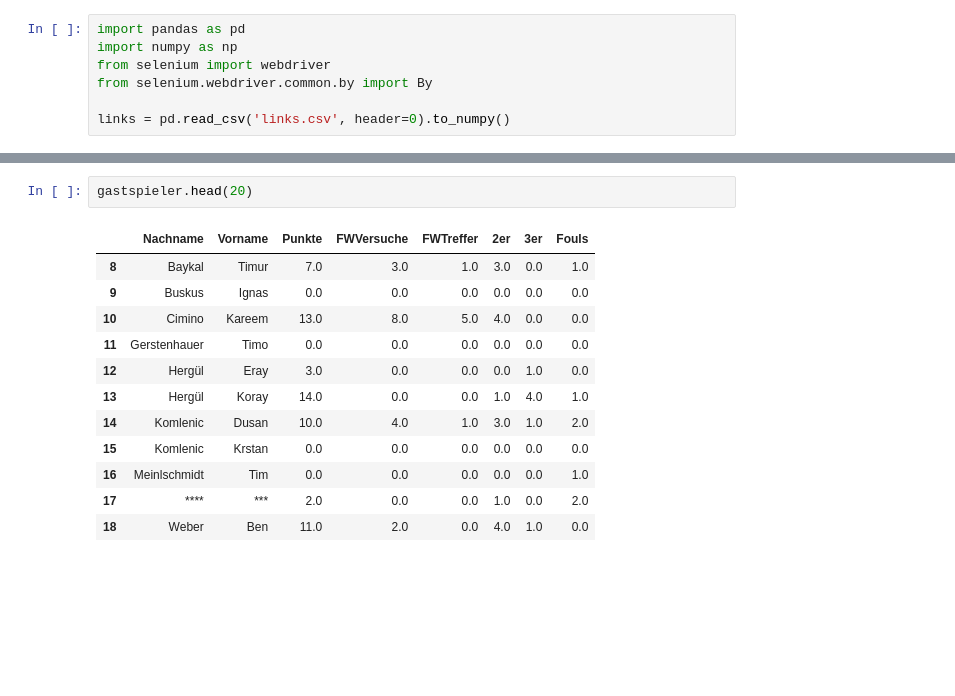
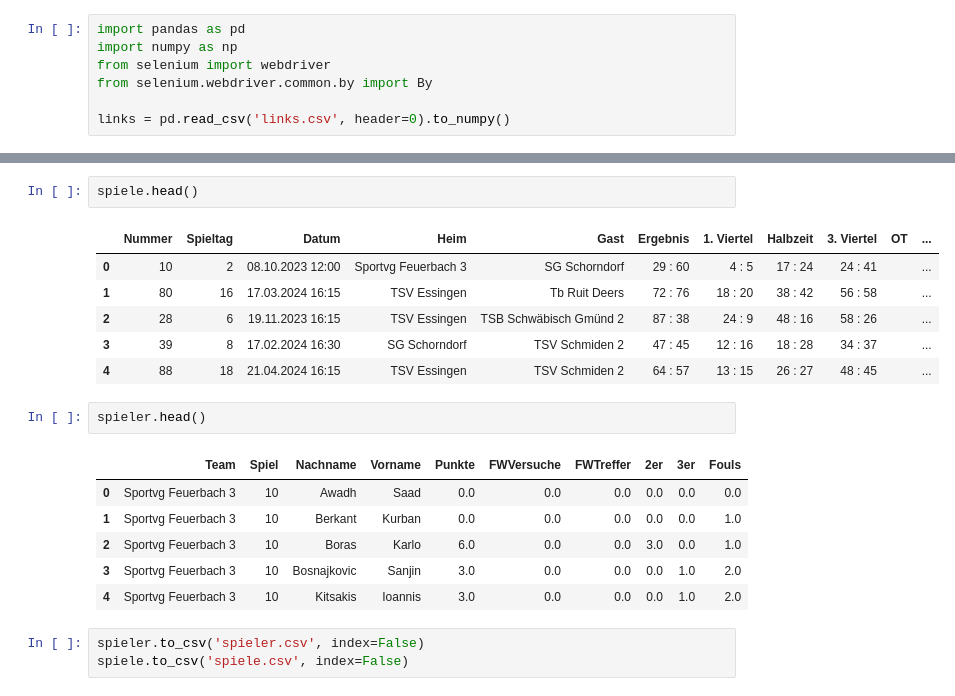
Before and after one commit to Timo4D/Basketball, a Jupyter notebook: scrapeGamePlans.ipynb, the cells around one changed output, grey strips where cells are left out. Saved outputs shown, nothing was run; the diff lists cells and outputs as text; blank space fills up the shorter version.

```diff
--- a/scrapeGamePlans.ipynb
+++ b/scrapeGamePlans.ipynb
@@ -77,15 +119,21 @@ heimspieler.head(20)
-# %%
-gastspieler.head(20)
-# %% [output]
-|  | Nachname | Vorname | Punkte | FWVersuche | FWTreffer | 2er | 3er | Fouls |
-| 8 | Baykal | Timur | 7.0 | 3.0 | 1.0 | 3.0 | 0.0 | 1.0 |
-| 9 | Buskus | Ignas | 0.0 | 0.0 | 0.0 | 0.0 | 0.0 | 0.0 |
-| 10 | Cimino | Kareem | 13.0 | 8.0 | 5.0 | 4.0 | 0.0 | 0.0 |
-| 11 | Gerstenhauer | Timo | 0.0 | 0.0 | 0.0 | 0.0 | 0.0 | 0.0 |
-| 12 | Hergül | Eray | 3.0 | 0.0 | 0.0 | 0.0 | 1.0 | 0.0 |
-| 13 | Hergül | Koray | 14.0 | 0.0 | 0.0 | 1.0 | 4.0 | 1.0 |
-| 14 | Komlenic | Dusan | 10.0 | 4.0 | 1.0 | 3.0 | 1.0 | 2.0 |
-| 15 | Komlenic | Krstan | 0.0 | 0.0 | 0.0 | 0.0 | 0.0 | 0.0 |
-| 16 | Meinlschmidt | Tim | 0.0 | 0.0 | 0.0 | 0.0 | 0.0 | 1.0 |
-| 17 | **** | *** | 2.0 | 0.0 | 0.0 | 1.0 | 0.0 | 2.0 |
-| 18 | Weber | Ben | 11.0 | 2.0 | 0.0 | 4.0 | 1.0 | 0.0 |
+# %%
+spiele.head()
+# %% [output]
+|  | Nummer | Spieltag | Datum | Heim | Gast | Ergebnis | 1. Viertel | Halbzeit | 3. Viertel | OT | ... |
+| 0 | 10 | 2 | 08.10.2023 12:00 | Sportvg Feuerbach 3 | SG Schorndorf | 29 : 60 | 4 : 5 | 17 : 24 | 24 : 41 |  | ... |
+| 1 | 80 | 16 | 17.03.2024 16:15 | TSV Essingen | Tb Ruit Deers | 72 : 76 | 18 : 20 | 38 : 42 | 56 : 58 |  | ... |
+| 2 | 28 | 6 | 19.11.2023 16:15 | TSV Essingen | TSB Schwäbisch Gmünd 2 | 87 : 38 | 24 : 9 | 48 : 16 | 58 : 26 |  | ... |
+| 3 | 39 | 8 | 17.02.2024 16:30 | SG Schorndorf | TSV Schmiden 2 | 47 : 45 | 12 : 16 | 18 : 28 | 34 : 37 |  | ... |
+| 4 | 88 | 18 | 21.04.2024 16:15 | TSV Essingen | TSV Schmiden 2 | 64 : 57 | 13 : 15 | 26 : 27 | 48 : 45 |  | ... |
+# %%
+spieler.head()
+# %% [output]
+|  | Team | Spiel | Nachname | Vorname | Punkte | FWVersuche | FWTreffer | 2er | 3er | Fouls |
+| 0 | Sportvg Feuerbach 3 | 10 | Awadh | Saad | 0.0 | 0.0 | 0.0 | 0.0 | 0.0 | 0.0 |
+| 1 | Sportvg Feuerbach 3 | 10 | Berkant | Kurban | 0.0 | 0.0 | 0.0 | 0.0 | 0.0 | 1.0 |
+| 2 | Sportvg Feuerbach 3 | 10 | Boras | Karlo | 6.0 | 0.0 | 0.0 | 3.0 | 0.0 | 1.0 |
+| 3 | Sportvg Feuerbach 3 | 10 | Bosnajkovic | Sanjin | 3.0 | 0.0 | 0.0 | 0.0 | 1.0 | 2.0 |
+| 4 | Sportvg Feuerbach 3 | 10 | Kitsakis | Ioannis | 3.0 | 0.0 | 0.0 | 0.0 | 1.0 | 2.0 |
+# %%
+spieler.to_csv('spieler.csv', index=False)
+spiele.to_csv('spiele.csv', index=False)
```
Also changed, not shown: parts of 2 cells of this notebook, 12 other files.
